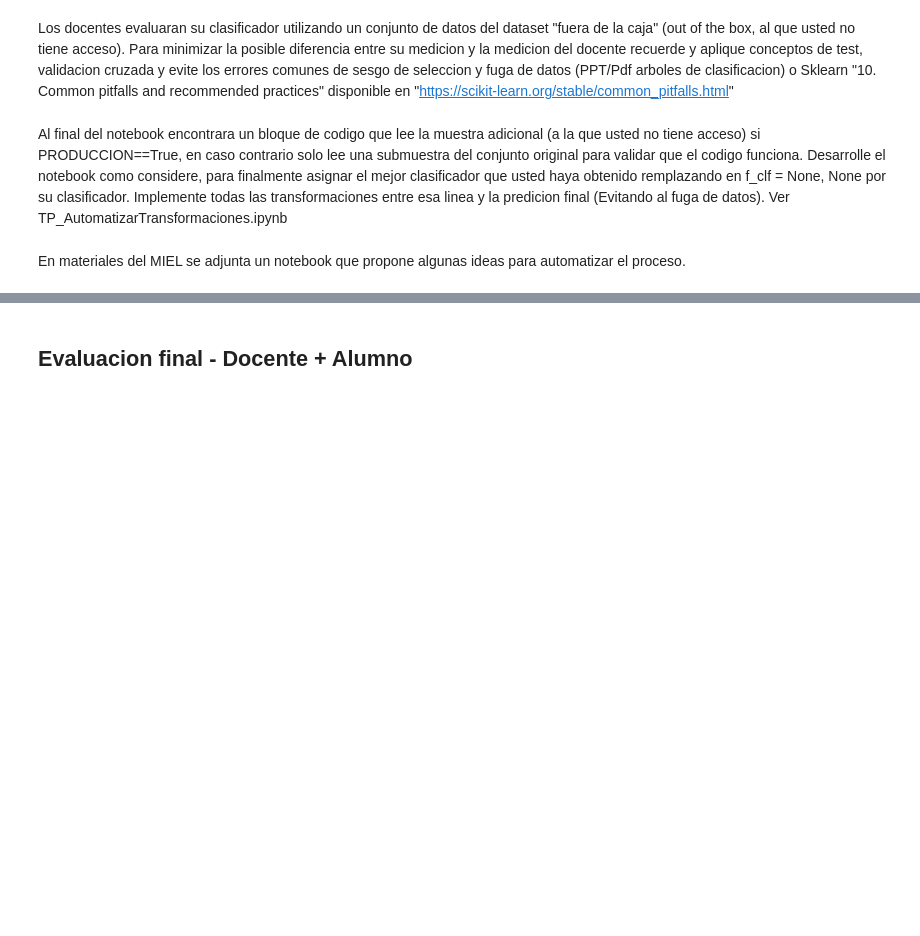
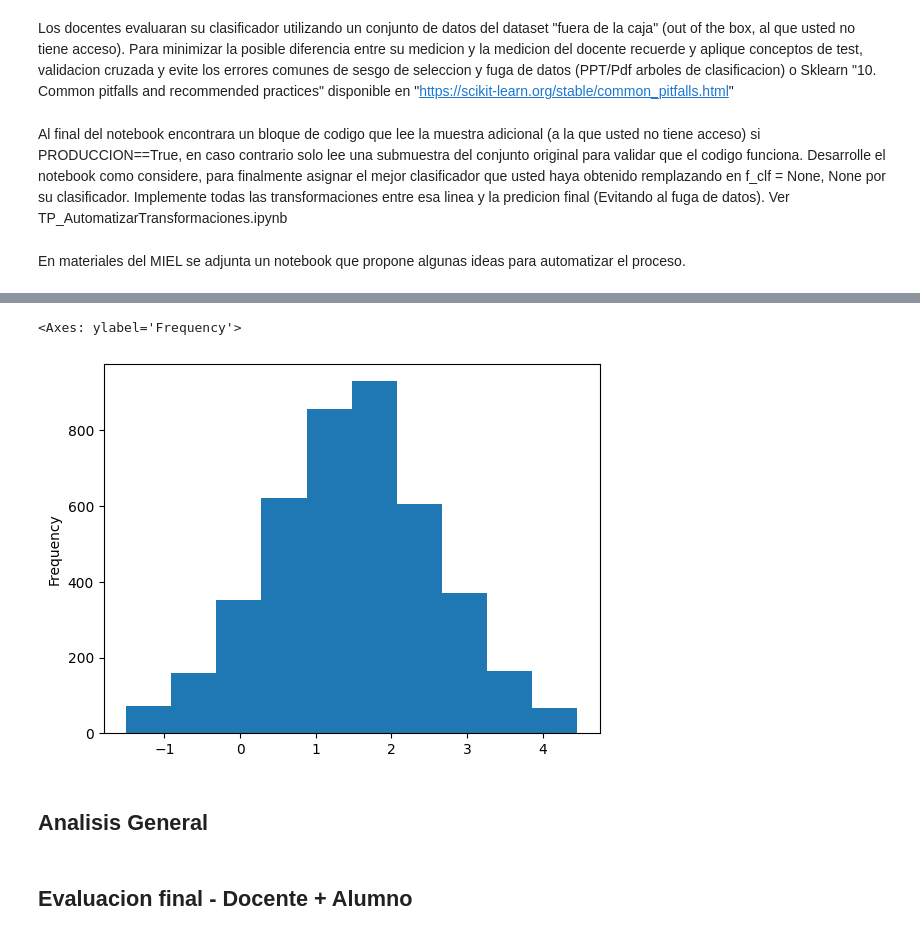
Before and after one commit to facundocarballo/ciencia-datos, a Jupyter notebook: colab.ipynb, the cells around one changed output, grey strips where cells are left out. Drawn from its saved outputs; the diff is of its cells as text; code cells hidden in the pictures; blank space fills up the shorter version.

```diff
--- a/colab.ipynb
+++ b/colab.ipynb
@@ -36,3 +127,23 @@ En materiales del MIEL se adjunta un notebook que propone algunas ideas para aut
+# %%
+Q1 = df['BLD01'].quantile(0.25)
+Q3 = df['BLD01'].quantile(0.75)
+IQR = Q3 - Q1
+
+lower_bound = Q1 - 1.5 * IQR
+upper_bound = Q3 + 1.5 * IQR
+
+outliers = df[(df['BLD01'] < lower_bound) | (df['BLD01'] > upper_bound)]
+
+# Reemplazamos los outliers con la media
+df.loc[outliers.index, 'BLD01'] = df['BLD01'].mean()
+
+# Mostramos el dataset
+df['BLD01'].plot(kind='hist')
+# %% [output]
+<Axes: ylabel='Frequency'>
+[figure, added]
+# %% [markdown]
+## Analisis General
 # %% [markdown]
 ## Evaluacion final - Docente + Alumno
 # %%
```
Also changed, not shown: parts of 18 cells of this notebook, 1 other file.
